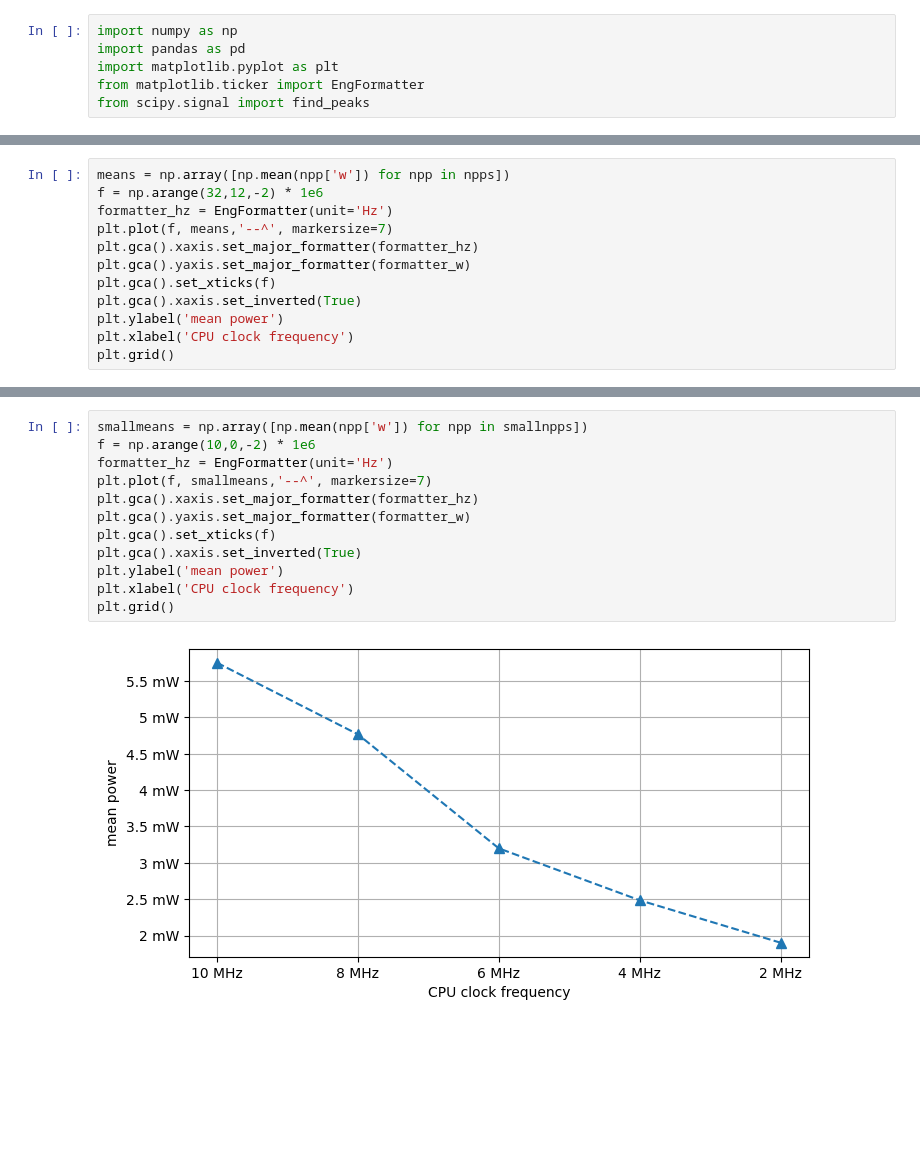
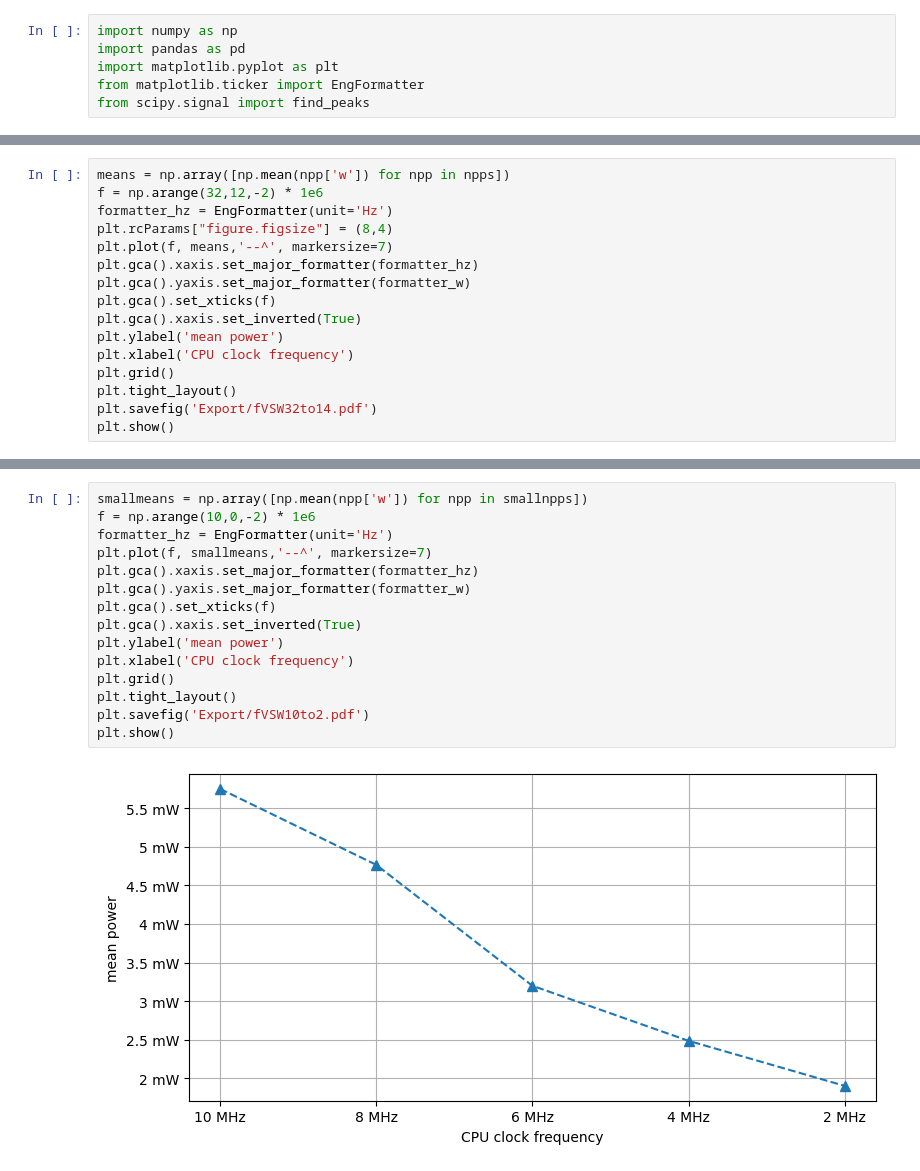
Before and after one commit to jucodavid/LELEC210X, a Jupyter notebook: mcu/report/frequency_reduction/Processing.ipynb, the cells around one changed output, grey strips where cells are left out. Saved outputs shown, nothing was run; the diff lists cells and outputs as text; blank space fills up the shorter version.

```diff
--- a/mcu/report/frequency_reduction/Processing.ipynb
+++ b/mcu/report/frequency_reduction/Processing.ipynb
@@ -83,6 +74,7 @@ plot_pp(times,chs,labels,labels_title,title)
 means = np.array([np.mean(npp['w']) for npp in npps])
 f = np.arange(32,12,-2) * 1e6
 formatter_hz = EngFormatter(unit='Hz')
+plt.rcParams["figure.figsize"] = (8,4)
 plt.plot(f, means,'--^', markersize=7)
 plt.gca().xaxis.set_major_formatter(formatter_hz)
 plt.gca().yaxis.set_major_formatter(formatter_w)
@@ -91,4 +83,7 @@ plt.gca().xaxis.set_inverted(True)
 plt.ylabel('mean power')
 plt.xlabel('CPU clock frequency')
 plt.grid()
+plt.tight_layout()
+plt.savefig('Export/fVSW32to14.pdf')
+plt.show()
 # %% [output]
@@ -158,17 +141,20 @@ plot_pp(times,chs,labels,labels_title,title)
 # %%
 smallmeans = np.array([np.mean(npp['w']) for npp in smallnpps])
 f = np.arange(10,0,-2) * 1e6
 formatter_hz = EngFormatter(unit='Hz')
 plt.plot(f, smallmeans,'--^', markersize=7)
 plt.gca().xaxis.set_major_formatter(formatter_hz)
 plt.gca().yaxis.set_major_formatter(formatter_w)
 plt.gca().set_xticks(f)
 plt.gca().xaxis.set_inverted(True)
 plt.ylabel('mean power')
 plt.xlabel('CPU clock frequency')
 plt.grid()
+plt.tight_layout()
+plt.savefig('Export/fVSW10to2.pdf')
+plt.show()
 # %% [output]
-[figure, old version]
+[figure, new version]
 # %%
 # pp8
 pp8MSI = pd.read_csv("Data/8MSI.csv",delimiter=',',skiprows=7, index_col=0)
```
Also changed, not shown: parts of 13 cells of this notebook, 15 other files.
